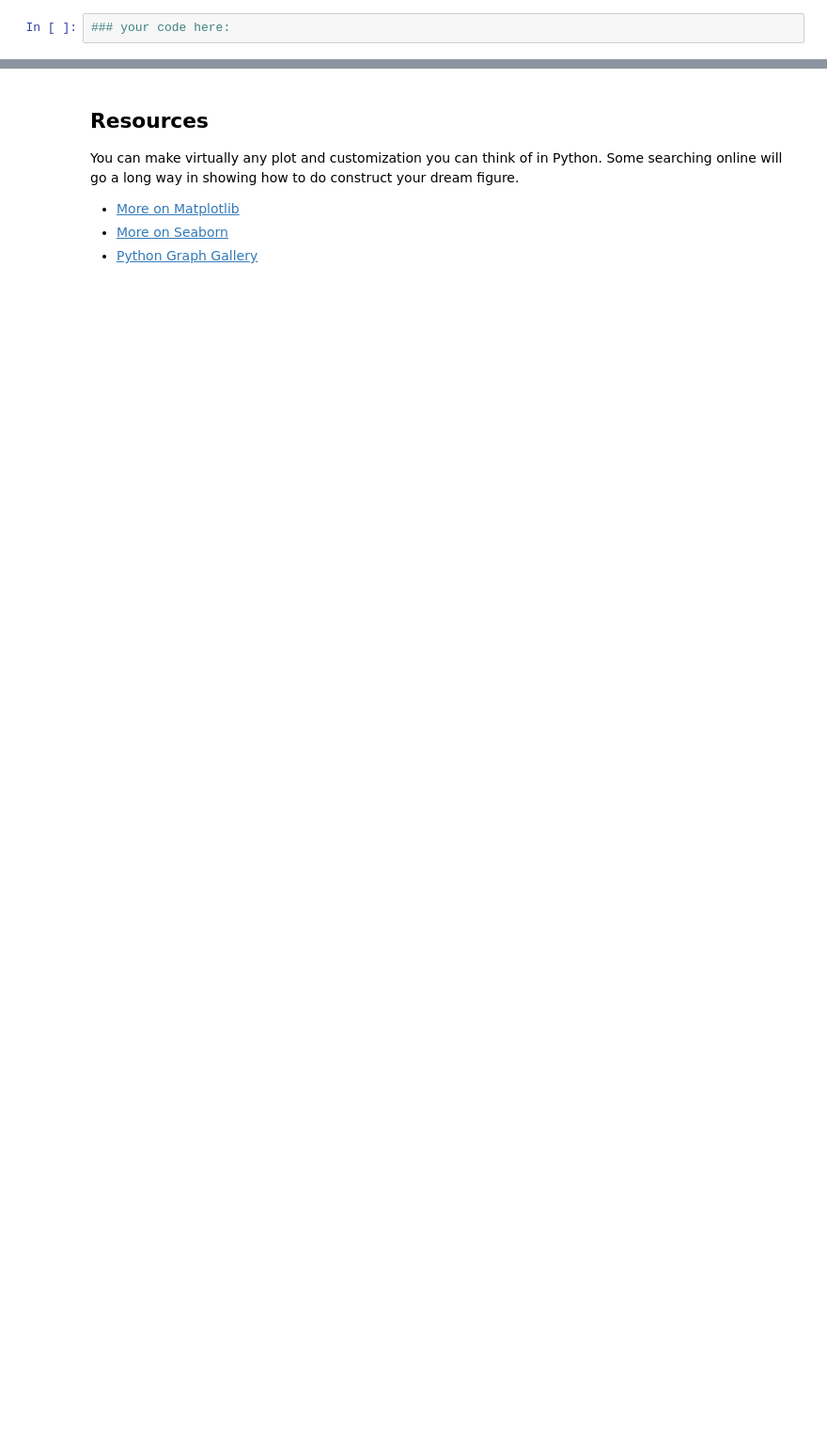
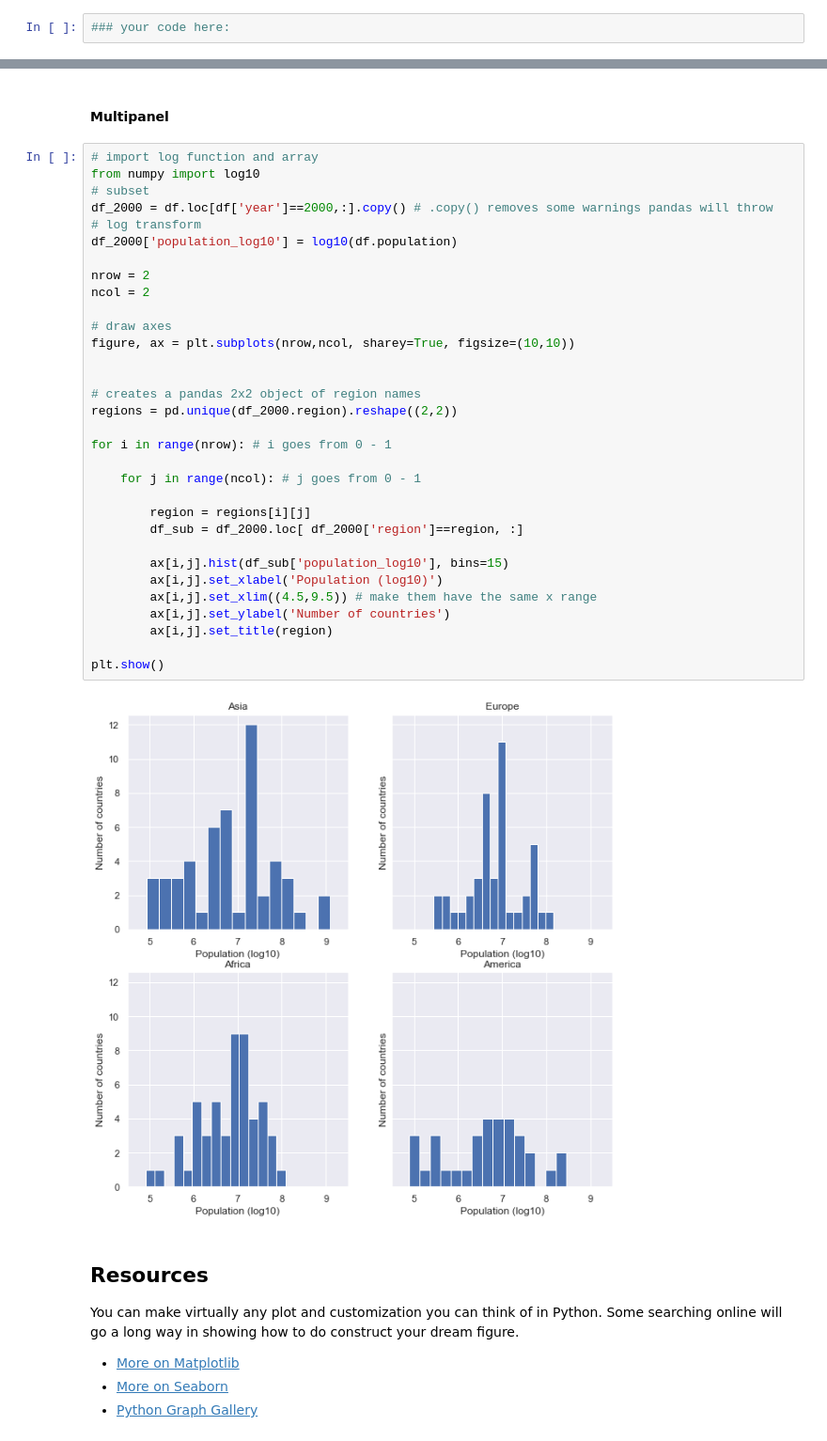
Before and after one commit to DeisData/python, a Jupyter notebook: sequential/figures.ipynb, the cells around one changed output, grey strips where cells are left out. Shown: that part at 94% size. Saved outputs shown, nothing was run; the diff lists cells and outputs as text; blank space fills up the shorter version.

```diff
--- a/sequential/figures.ipynb
+++ b/sequential/figures.ipynb
@@ -250,3 +266,39 @@ Plot histograms of `population` for each region in the year 2000 in the `gapmind
+# %% [markdown]
+#### Multipanel
+# %%
+# import log function and array
+from numpy import log10
+# subset
+df_2000 = df.loc[df['year']==2000,:].copy() # .copy() removes some warnings pandas will throw
+# log transform
+df_2000['population_log10'] = log10(df.population)
+
+nrow = 2
+ncol = 2
+
+# draw axes
+figure, ax = plt.subplots(nrow,ncol, sharey=True, figsize=(10,10))
+
+
+# creates a pandas 2x2 object of region names
+regions = pd.unique(df_2000.region).reshape((2,2))
+
+for i in range(nrow): # i goes from 0 - 1
+
+    for j in range(ncol): # j goes from 0 - 1
+
+        region = regions[i][j]
+        df_sub = df_2000.loc[ df_2000['region']==region, :]
+
+        ax[i,j].hist(df_sub['population_log10'], bins=15)
+        ax[i,j].set_xlabel('Population (log10)')
+        ax[i,j].set_xlim((4.5,9.5)) # make them have the same x range
+        ax[i,j].set_ylabel('Number of countries')
+        ax[i,j].set_title(region)
+
+plt.show()
+# %% [output]
+[figure, added]
 # %% [markdown]
 ## Resources
 
```
Also changed, not shown: parts of 5 cells of this notebook, 1 other file.
